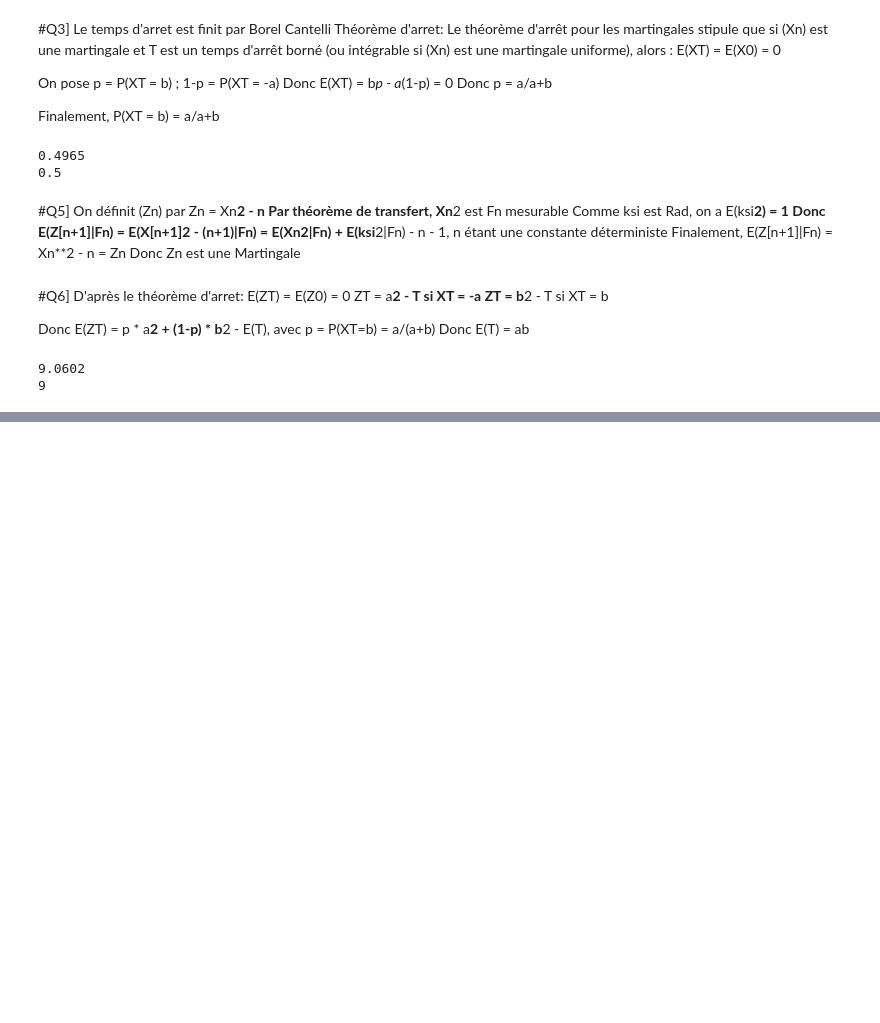
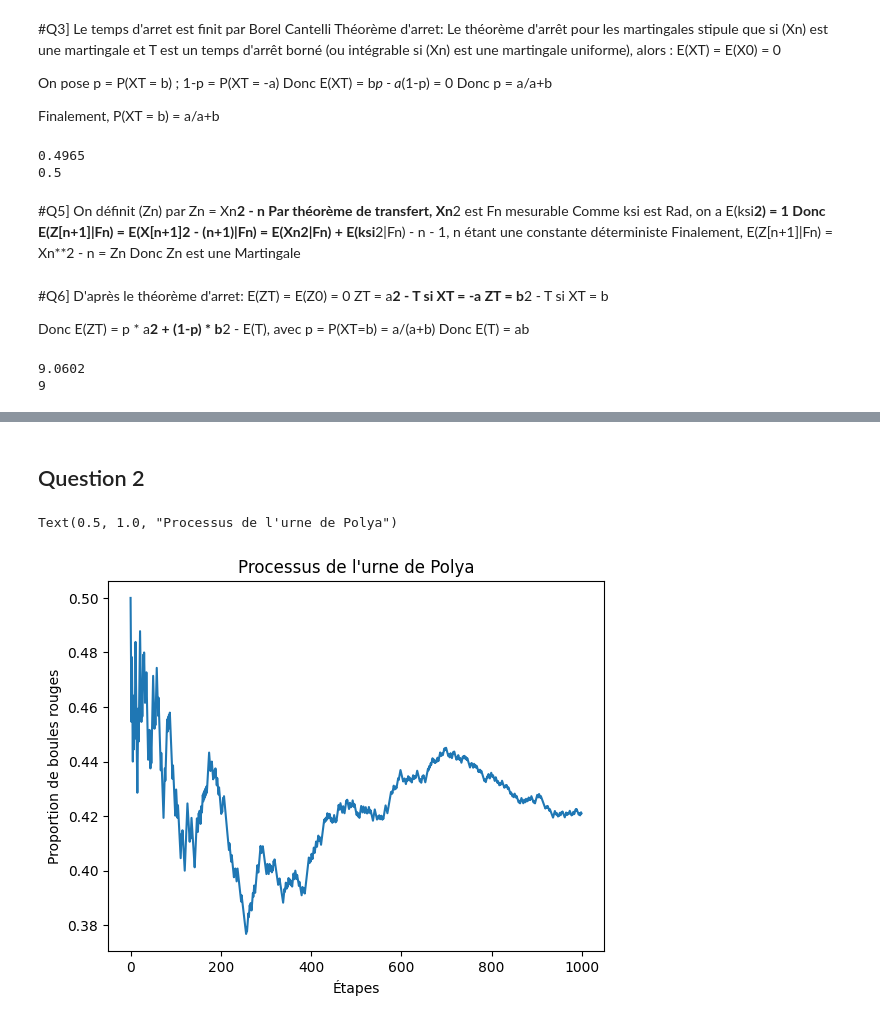
Before and after one commit to nossa-y/stochastic_process, a Jupyter notebook: TP1_nossa_iyamu.ipynb, the cells around one changed output, grey strips where cells are left out. Cells and saved outputs as stored; diff of their text form; code cells hidden in the pictures; blank space fills up the shorter version.

```diff
--- a/TP1_nossa_iyamu.ipynb
+++ b/TP1_nossa_iyamu.ipynb
@@ -129,0 +198,26 @@ print(theorical_length)
+# %% [markdown]
+## Question 2
+# %%
+import numpy as np
+import matplotlib.pyplot as plt
+
+def polya(A, B, n_steps):
+    urn = [1] * A + [0] * B  # 1 pour rouge, 0 pour bleu
+    proportions = []
+
+    for _ in range(n_steps):
+        proportions.append(sum(urn) / len(urn))
+        drawn_ball = np.random.choice(urn)
+        urn.append(drawn_ball)
+
+    return proportions
+
+
+proportions = polya(10, 10, 1000)
+plt.plot(proportions)
+plt.xlabel('Étapes')
+plt.ylabel('Proportion de boules rouges')
+plt.title('Processus de l\'urne de Polya')
+# %% [output]
+Text(0.5, 1.0, "Processus de l'urne de Polya")
+[figure, added]
```
Also changed, not shown: parts of 24 cells of this notebook, 1 other file.
